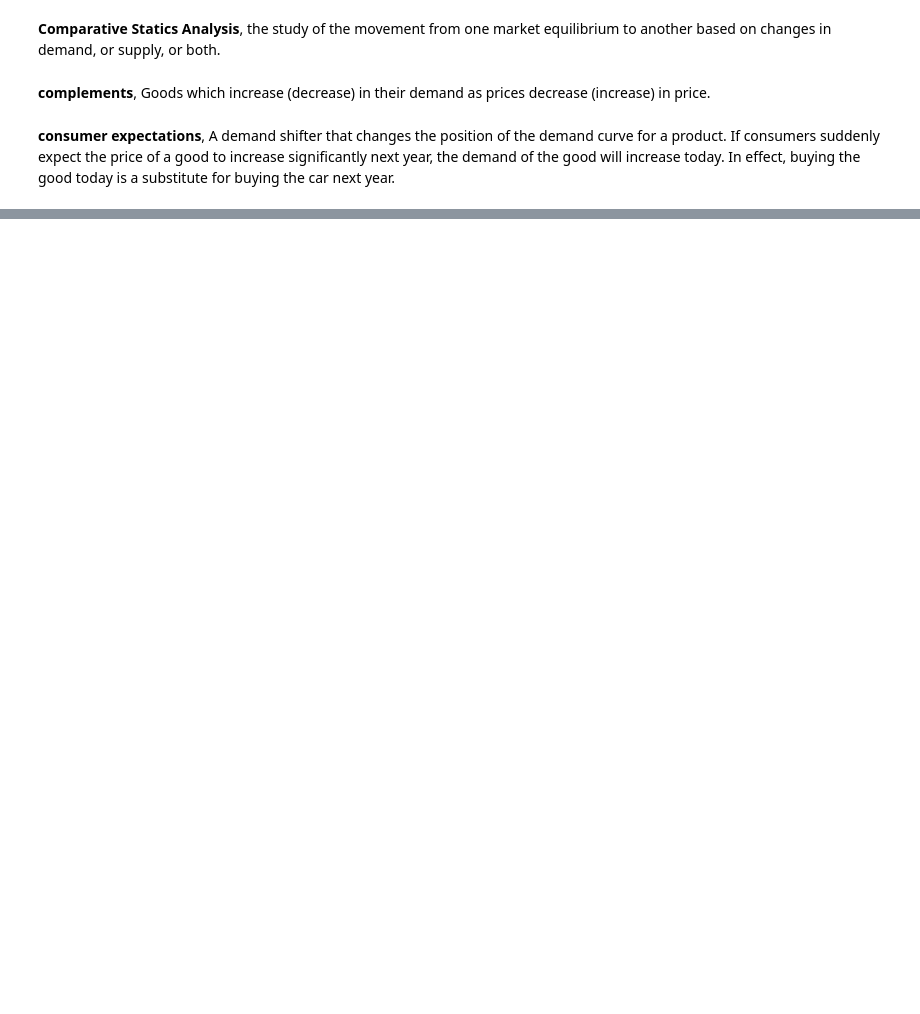
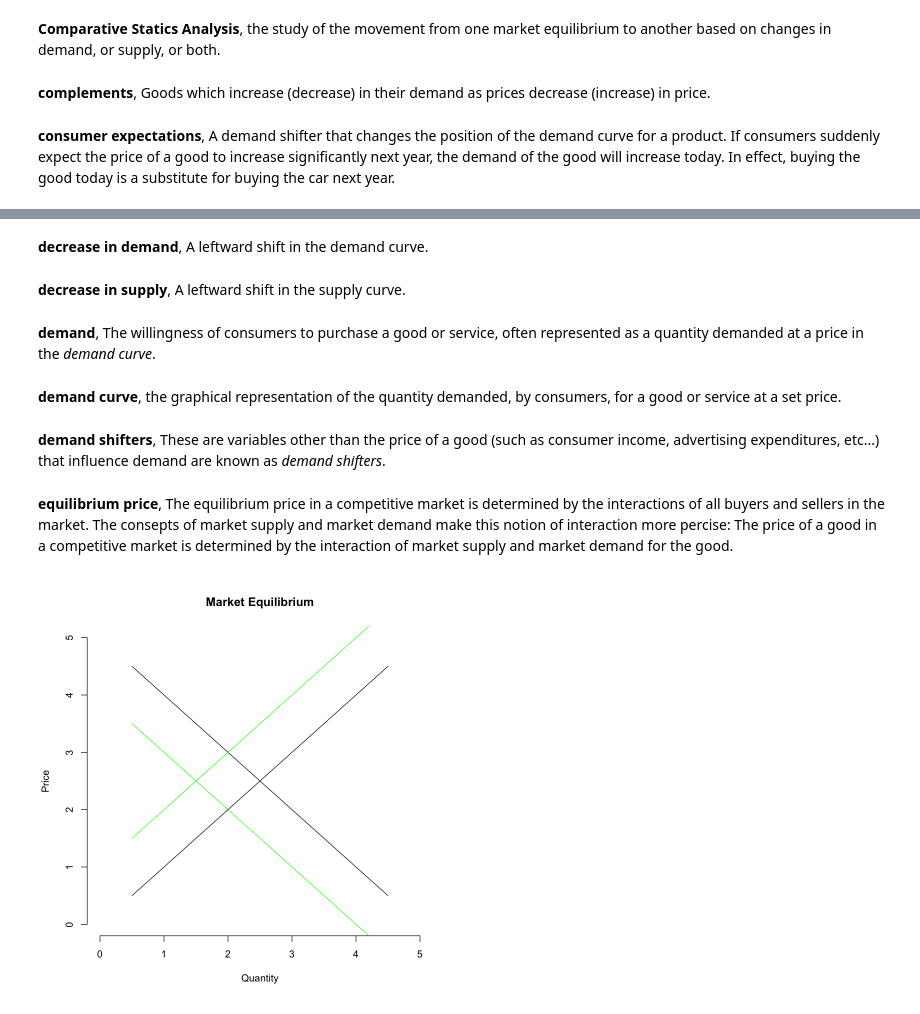
Before and after one commit to jbennett7/BayePrince, a Jupyter notebook: 02 Market Forces: Demand and Supply/Key Terms and Concepts.ipynb, the cells around one changed output, grey strips where cells are left out. Drawn from its saved outputs; the diff is of its cells as text; code cells hidden in the pictures; blank space fills up the shorter version.

```diff
--- a/02 Market Forces: Demand and Supply/Key Terms and Concepts.ipynb
+++ b/02 Market Forces: Demand and Supply/Key Terms and Concepts.ipynb
@@ -52,0 +67,19 @@ axis(side=2,labels=FALSE)
+# %% [markdown]
+__decrease in demand__, A leftward shift in the demand curve.
+# %% [markdown]
+__decrease in supply__, A leftward shift in the supply curve.
+# %% [markdown]
+__demand__, The willingness of consumers to purchase a good or service, often represented as a quantity demanded at a price in the _demand curve_.
+# %% [markdown]
+__demand curve__, the graphical representation of the quantity demanded, by consumers, for a good or service at a set price.
+# %% [markdown]
+__demand shifters__, These are variables other than the price of a good (such as consumer income, advertising expenditures, etc...) that influence demand are known as _demand shifters_.
+# %% [markdown]
+__equilibrium price__, The equilibrium price in a competitive market is determined by the interactions of all buyers and sellers in the market. The consepts of market supply and market demand make this notion of interaction more percise: The price of a good in a competitive market is determined by the interaction of market supply and market demand for the good.
+# %%
+curve(5-x,from=.5,to=4.5,main="Market Equilibrium",ylab="Price", xlab="Quantity",xlim=c(0,5),ylim=c(0,5),bty='n')
+curve(4-x,from=.5,to=4.5,add=TRUE,col="green")
+curve(x-0,from=.5,to=4.5,add=TRUE,col='black')
+curve(x+1,from=.5,to=4.5,add=TRUE,col='green')
+# %% [output]
+[figure, added]
```
Also changed, not shown: parts of 5 cells of this notebook, 2 other files.
